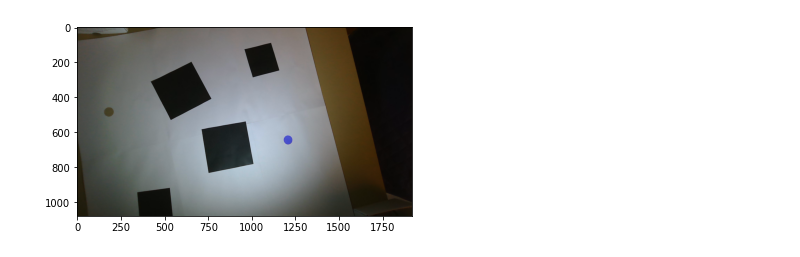
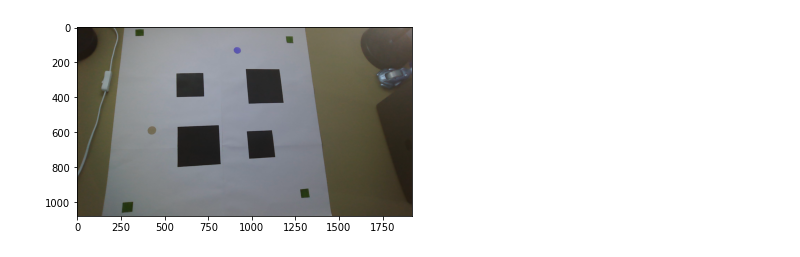
Before and after one commit to theoh-io/EPFL_MobileRobotics_2021, a Jupyter notebook: Camera.ipynb, the cells around one changed output. Cells and saved outputs as stored; diff of their text form; code cells hidden in the pictures.

Commit message:
Test image distorsion

```diff
--- a/Camera.ipynb
+++ b/Camera.ipynb
@@ -57 +4,6 @@ cv2.destroyAllWindows
+# %%
+def videoInit():
+    # 1. Create an object. Zero for external camera
+    video = cv2.VideoCapture(0)
+    return video
 # %%
@@ -94,24 +44,17 @@ def playVideo():
 # %%
-def takePicture():
-    # 1. Create an object. Zero for external camera
-    video = cv2.VideoCapture(0)
-
-    # 3. Create a frame object
+def takePicture(video):
     check, frame = video.read()
 
-    #cv2.imwrite(frame, output)
-
-    #print(check)
     print(frame) #representing image
 
     # 4. Show the frame!
-    cv2.imshow("Capturing picture",frame)
+    #cv2.imshow("Capturing picture",frame)
 
     # 5. for press any key to out (milisec)
-    cv2.waitKey(0)
+    #cv2.waitKey(0)
 
     # 2. Shutdown camera
-    video.release()
+    #video.release()
     return frame
 # %%
-vid = playVideo()
+video = videoInit()
@@ -136,3 +61,4 @@ vid = playVideo()
 # %%
-imgtest = takePicture()
+imgtest = takePicture(video)
+cv2.imwrite('map.png', imgtest)
 # %% [output]
@@ -176,7 +83,7 @@ img = playVideo()
-# %%
-template = img
-plt.figure()
-plt.imshow(template)
-plt.show()
-# %% [output]
-[figure, removed]
+# %%
+template = imgtest
+plt.figure()
+plt.imshow(template)
+plt.show()
+# %% [output]
+[figure, added]
```
Also changed, not shown: parts of 5 cells of this notebook, 5 other files.
